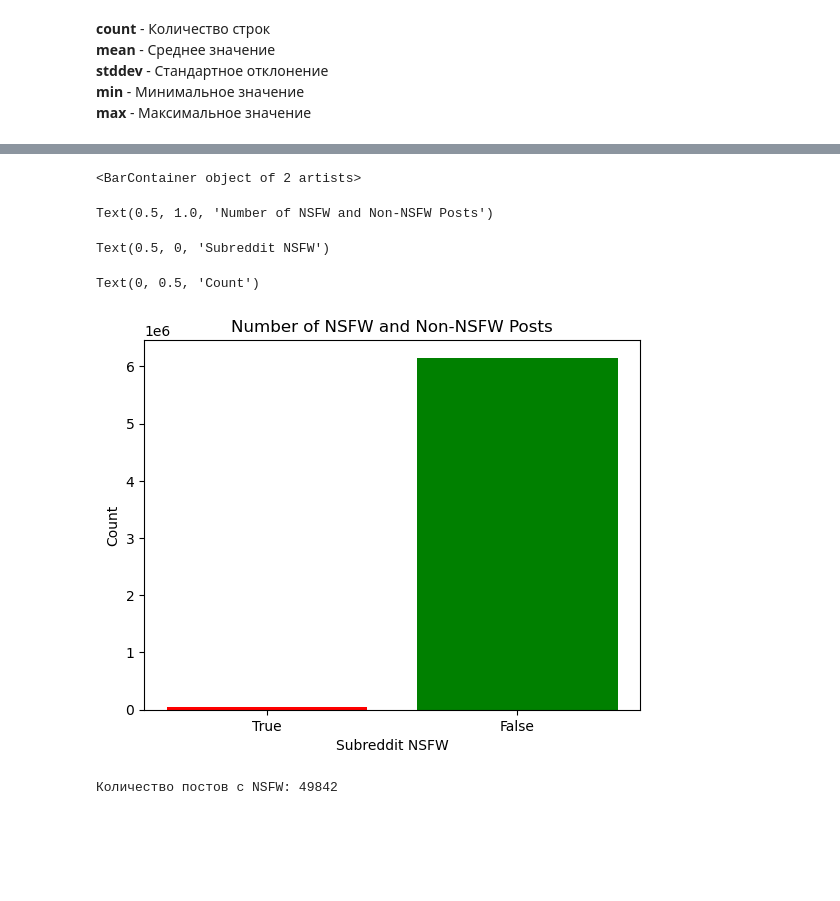
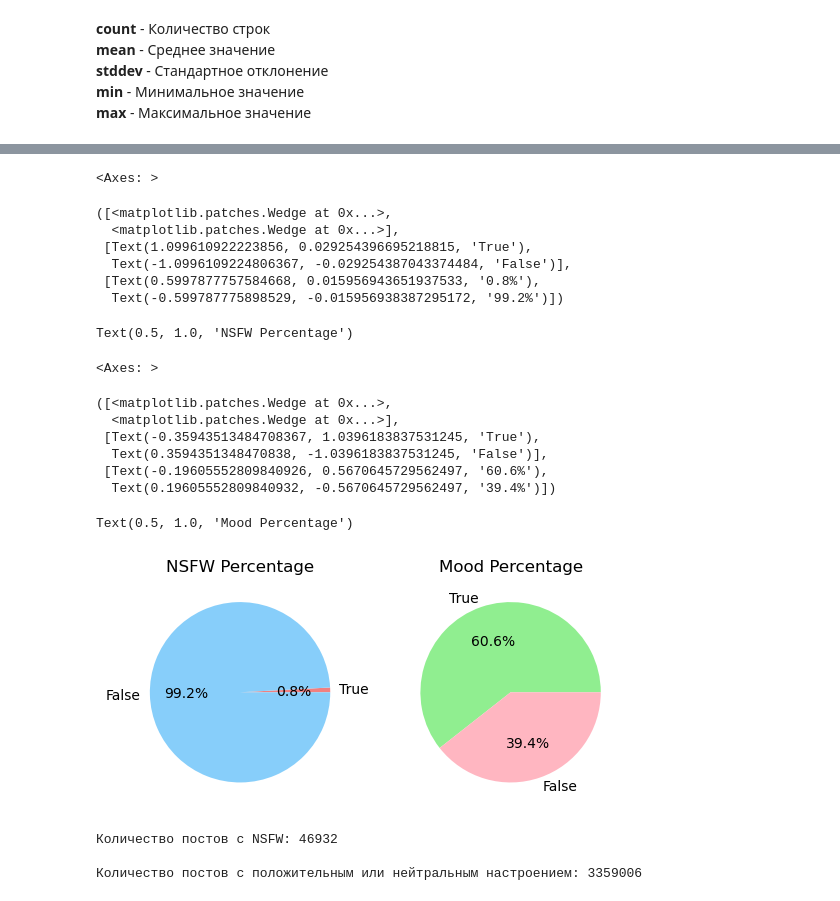
Before and after one commit to waltalgg/SOBD, a Jupyter notebook: Lab1.ipynb, the cells around one changed output, grey strips where cells are left out. Saved outputs shown, nothing was run; the diff lists cells and outputs as text; code cells hidden in the pictures; blank space fills up the shorter version.

```diff
--- a/Lab1.ipynb
+++ b/Lab1.ipynb
@@ -155,12 +143,8 @@ only showing top 20 rows
 # %%
-quantiles = df.approxQuantile("score", [0.25, 0.75], 0.05)  # 25-й и 75-й процентили
-IQR = quantiles[1] - quantiles[0]
-lower_bound = quantiles[0] - 1.5 * IQR
-upper_bound = quantiles[1] + 1.5 * IQR
-df = df.filter((col("score") >= lower_bound) & (col("score") <= upper_bound))
-quantiles = df.approxQuantile("score", [0.25, 0.75], 0.05)  # 25-й и 75-й процентили
-IQR = quantiles[1] - quantiles[0]
-lower_bound = quantiles[0] - 1.5 * IQR
-upper_bound = quantiles[1] + 1.5 * IQR
-df = df.filter((col("score") >= lower_bound) & (col("score") <= upper_bound))
-df.count()
+num_col = ["score", "word_count"]
+for col_name in num_col*2:
+    quantiles = df.approxQuantile(col_name, [0.25, 0.75], 0.05)  # 25-й и 75-й процентили
+    IQR = quantiles[1] - quantiles[0]
+    lower_bound = quantiles[0] - 1.5 * IQR
+    upper_bound = quantiles[1] + 1.5 * IQR
+    df = df.filter((col(col_name) >= lower_bound) & (col(col_name) <= upper_bound))
@@ -251,27 +220,49 @@ Text(0, 0.5, 'Frequency')
 # %%
-count_values = df.groupBy("subreddit_nsfw").count().collect()
+count_values_nsfw = df.groupBy("subreddit_nsfw").count().collect()
+count_values_mood = df.groupBy("mood").count().collect()
 
-# Извлечение значений
-values = [x['count'] for x in count_values]
-categories = [str(x['subreddit_nsfw']) for x in count_values]
+values_nsfw = [x['count'] for x in count_values_nsfw]
+categories_nsfw = [str(x['subreddit_nsfw']) for x in count_values_nsfw]
 
-# Построение столбчатой диаграммы
-plt.bar(categories, values, color=['red', 'green'])
-plt.title('Number of NSFW and Non-NSFW Posts')
-plt.xlabel('Subreddit NSFW')
-plt.ylabel('Count')
+values_mood = [x['count'] for x in count_values_mood]
+categories_mood = [str(x['mood']) for x in count_values_mood]
+
+plt.subplot(121)
+plt.pie(values_nsfw, labels=categories_nsfw, autopct='%1.1f%%', colors=['lightcoral', 'lightskyblue'])
+plt.title('NSFW Percentage')
+
+plt.subplot(122)
+plt.pie(values_mood, labels=categories_mood, autopct='%1.1f%%', colors=['lightgreen', 'lightpink'])
+plt.title('Mood Percentage')
+
 plt.show()
 # %% [output]
-<BarContainer object of 2 artists>
+<Axes: >
-Text(0.5, 1.0, 'Number of NSFW and Non-NSFW Posts')
+([<matplotlib.patches.Wedge at 0x...>,
+  <matplotlib.patches.Wedge at 0x...>],
+ [Text(1.099610922223856, 0.029254396695218815, 'True'),
+  Text(-1.0996109224806367, -0.029254387043374484, 'False')],
+ [Text(0.5997877757584668, 0.015956943651937533, '0.8%'),
+  Text(-0.599787775898529, -0.015956938387295172, '99.2%')])
-Text(0.5, 0, 'Subreddit NSFW')
+Text(0.5, 1.0, 'NSFW Percentage')
-Text(0, 0.5, 'Count')
+<Axes: >
+([<matplotlib.patches.Wedge at 0x...>,
+  <matplotlib.patches.Wedge at 0x...>],
+ [Text(-0.35943513484708367, 1.0396183837531245, 'True'),
+  Text(0.3594351348470838, -1.0396183837531245, 'False')],
+ [Text(-0.19605552809840926, 0.5670645729562497, '60.6%'),
+  Text(0.19605552809840932, -0.5670645729562497, '39.4%')])
+Text(0.5, 1.0, 'Mood Percentage')
-[figure, old version]
+[figure, new version]
 # %%
 count_nsfw_posts = df.filter(df["subreddit_nsfw"] == True).count()
 print(f'Количество постов с NSFW: {count_nsfw_posts}\n')
+count_mood_posts = df.filter(df["mood"] == True).count()
+print(f'Количество постов с положительным или нейтральным настроением: {count_mood_posts}\n')
 # %% [output]
-Количество постов с NSFW: 49842
+Количество постов с NSFW: 46932
+
+Количество постов с положительным или нейтральным настроением: 3359006
 # %%
 from pyspark.ml.feature import VectorAssembler
 from pyspark.ml.stat import Correlation
```
Also changed, not shown: parts of 11 cells of this notebook.
